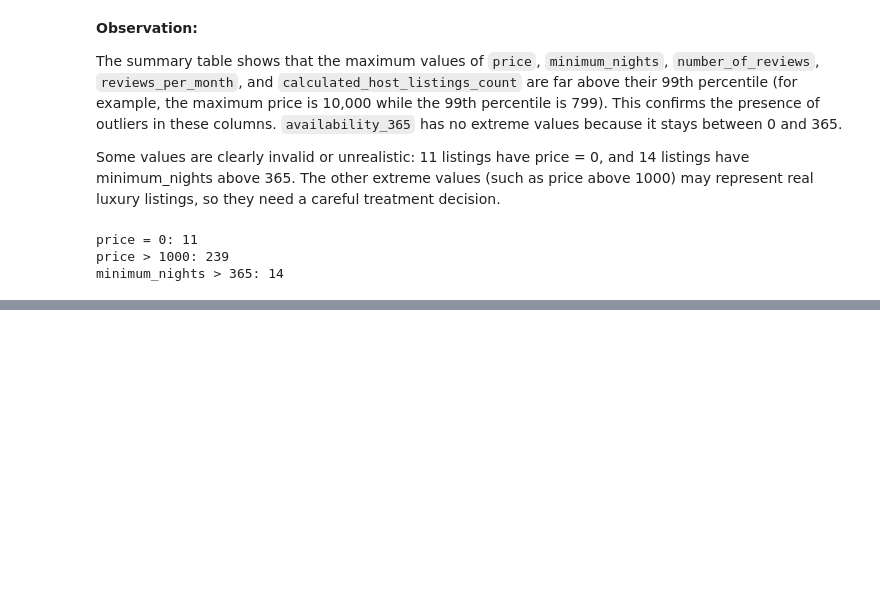
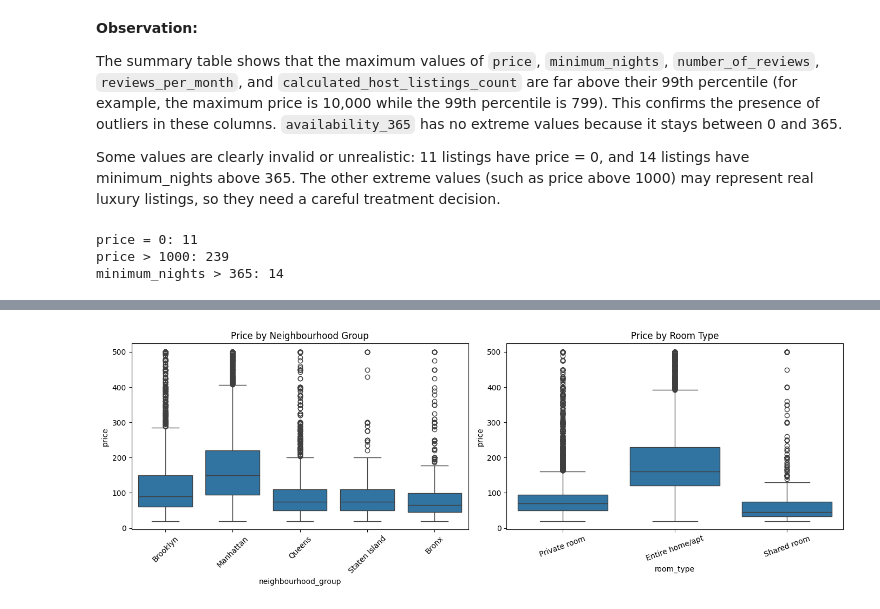
Before and after one commit to samaaali76/Task1-machine-learning, a Jupyter notebook: Notebook.ipynb, the cells around one changed output, grey strips where cells are left out. Cells and saved outputs as stored; diff of their text form; code cells hidden in the pictures; blank space fills up the shorter version.

```diff
--- a/Notebook.ipynb
+++ b/Notebook.ipynb
@@ -292,8 +246,0 @@ We applied manual capping using `clip()` on `price`, `number_of_reviews`, `minim
-# %%
-for col in limits:
-    print("Column:", col)
-    print("Maximum before:", df[col].max())
-    print("Maximum after:", df_clean[col].max())
-    print("Minimum before:", df[col].min())
-    print("Minimum after:", df_clean[col].min())
-    print("-" * 40)
@@ -403,0 +529,19 @@ print(df_clean.shape)
+# %%
+
+
+fig, axes = plt.subplots(1, 2, figsize=(14, 5))
+
+sns.boxplot(data=df_clean, x='neighbourhood_group',
+            y='price', ax=axes[0])
+axes[0].set_title('Price by Neighbourhood Group')
+axes[0].tick_params(axis='x', rotation=45)
+
+sns.boxplot(data=df_clean, x='room_type',
+            y='price', ax=axes[1])
+axes[1].set_title('Price by Room Type')
+axes[1].tick_params(axis='x', rotation=20)
+
+plt.tight_layout()
+plt.show()
+# %% [output]
+[figure, added]
```
Also changed, not shown: parts of 68 cells of this notebook.
